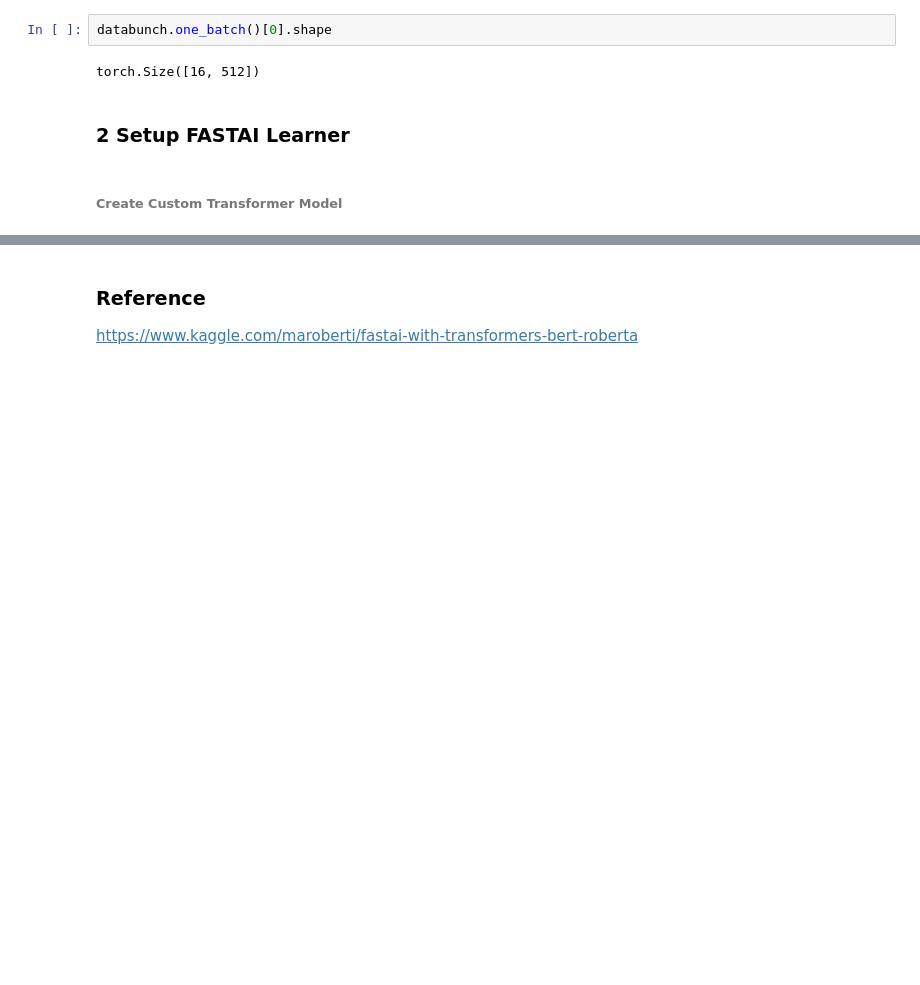
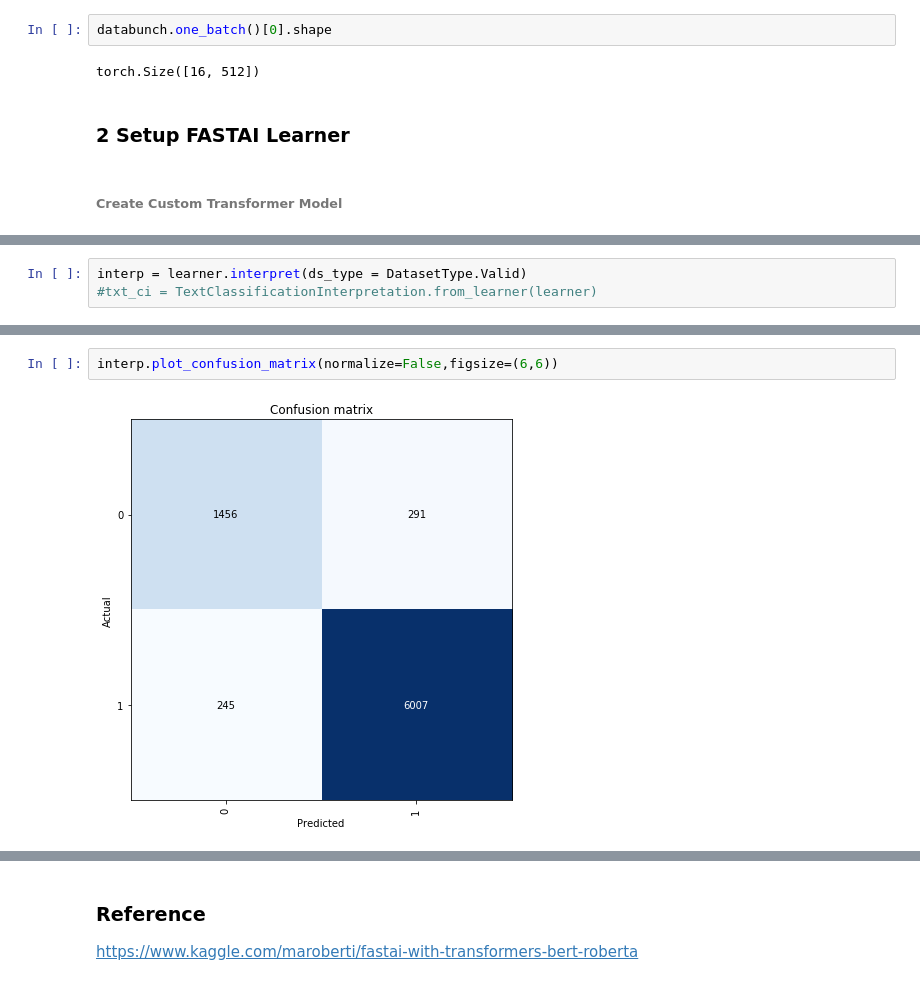
Before and after one commit to binliu0630/Deep_Learning, a Jupyter notebook: Fastai+Transformers.ipynb, the cells around one changed output, grey strips where cells are left out. Saved outputs shown, nothing was run; the diff lists cells and outputs as text; blank space fills up the shorter version.

```diff
--- a/Fastai+Transformers.ipynb
+++ b/Fastai+Transformers.ipynb
@@ -283,0 +359,3 @@ TypeError: ignored
+# %%
+interp = learner.interpret(ds_type = DatasetType.Valid)
+#txt_ci = TextClassificationInterpretation.from_learner(learner)
@@ -283,0 +364,4 @@ TypeError: ignored
+# %%
+interp.plot_confusion_matrix(normalize=False,figsize=(6,6))
+# %% [output]
+[figure, added]
```
Also changed, not shown: parts of 26 cells of this notebook.
